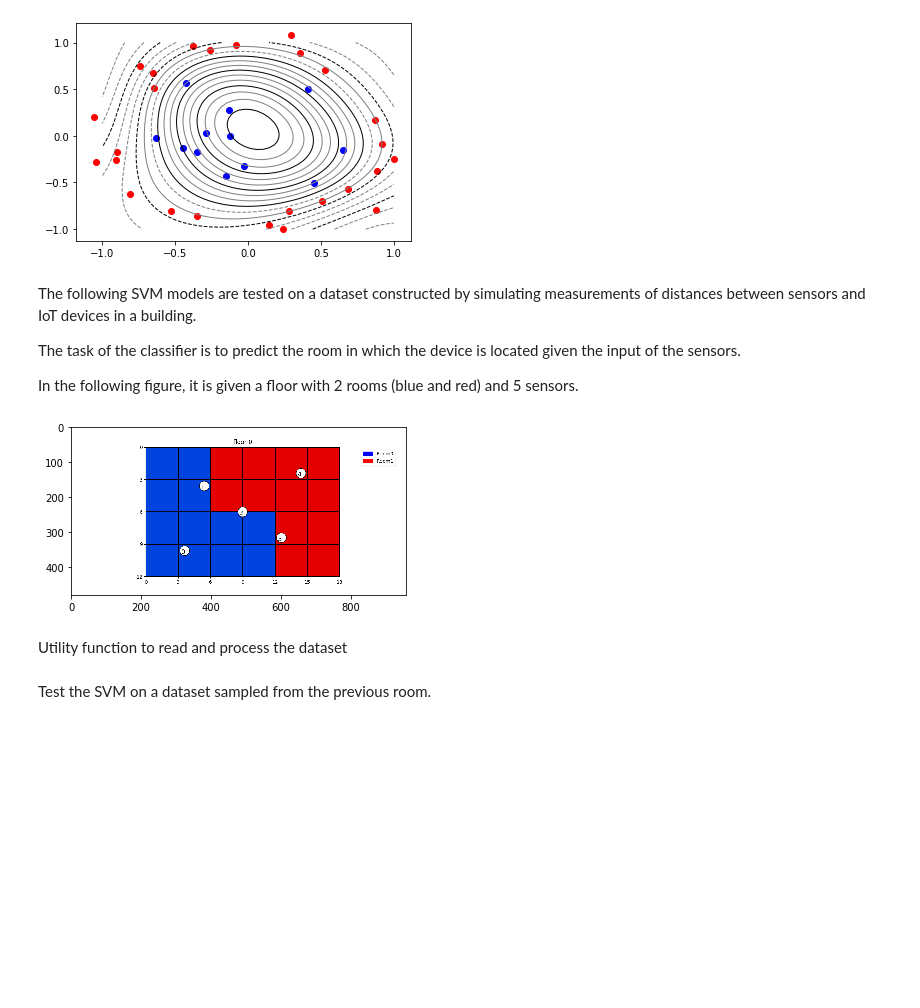
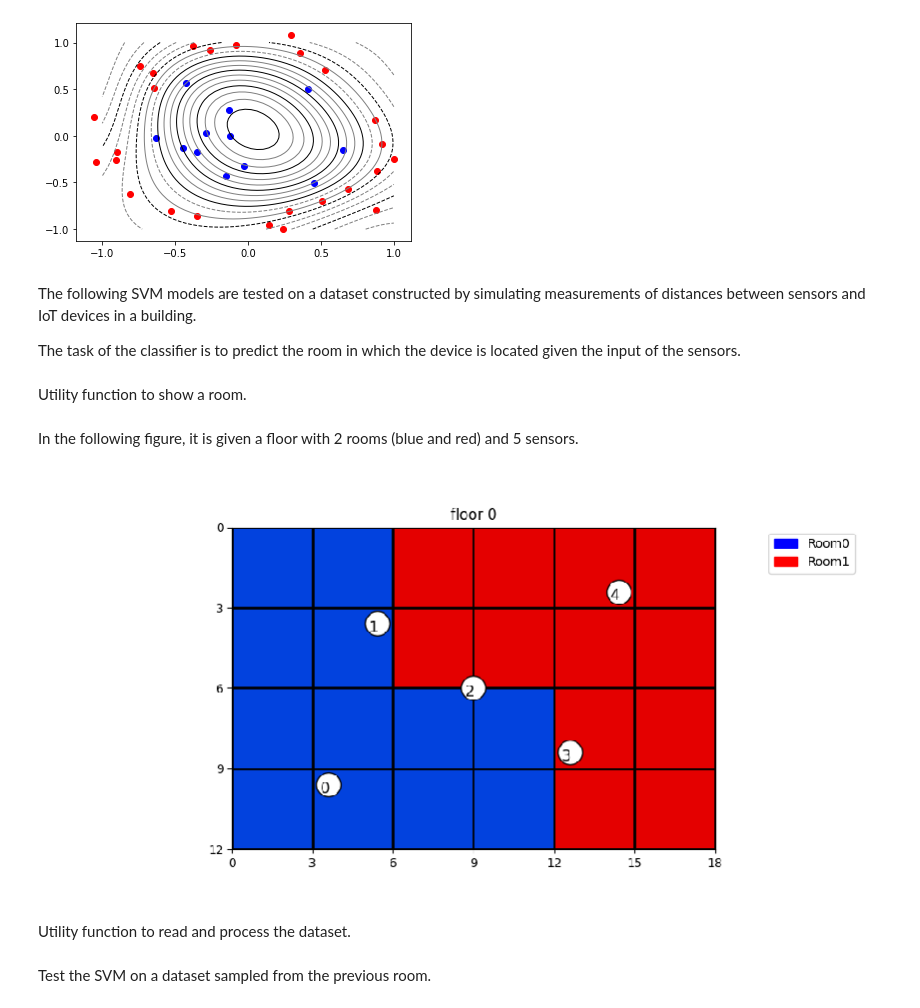
Before and after one commit to nihil21/custom-svm, a Jupyter notebook: custom-svm/svm_usecase.ipynb, the cells around one changed output. Drawn from its saved outputs; the diff is of its cells as text; code cells hidden in the pictures; blank space fills up the shorter version.

Commit message:
improved images in notebook

```diff
--- a/custom-svm/svm_usecase.ipynb
+++ b/custom-svm/svm_usecase.ipynb
@@ -130,16 +132,23 @@ Accuracy on the test set: 96.00%
 The following SVM models are tested on a dataset constructed by simulating measurements of distances between sensors and IoT devices in a building.
 
 The task of the classifier is to predict the room in which the device is located given the input of the sensors.
-
-In the following figure, it is given a floor with 2 rooms (blue and red) and 5 sensors.
+# %% [markdown]
+Utility function to show a room.
+# %%
+def show_room(img_name: str):
+    img = plt.imread(img_name)
+    plt.figure(figsize = (15,15))
+    plt.axis('off')
+    plt.imshow(img)
+    plt.show()
+# %% [markdown]
+In the following figure, it is given a floor with 2 rooms (blue and red) and 5 sensors.
 # %%
-img = plt.imread('data/data_png/2_rooms.png')
-plt.imshow(img)
-plt.show()
+show_room('data/data_png/2_rooms.png')
 # %% [output]
-[figure, old version]
+[figure, new version]
 # %% [markdown]
-Utility function to read and process the dataset
+Utility function to read and process the dataset.
 # %%
 def read_dataset(f_name: str):
     X_raw = []
```
Also changed, not shown: parts of 8 cells of this notebook, 2 other files.
